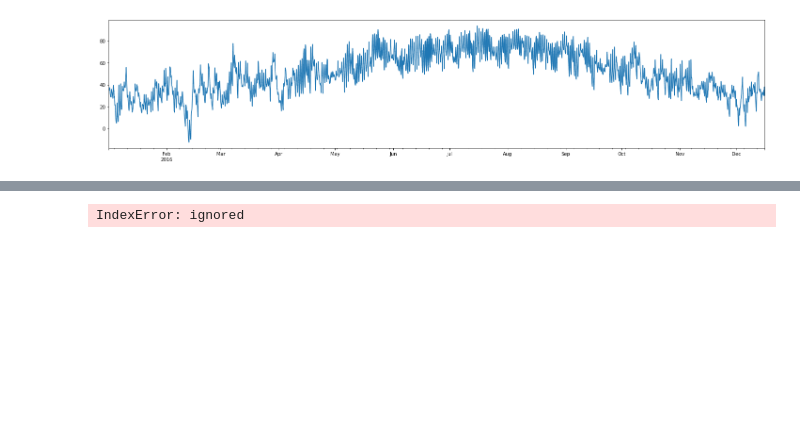
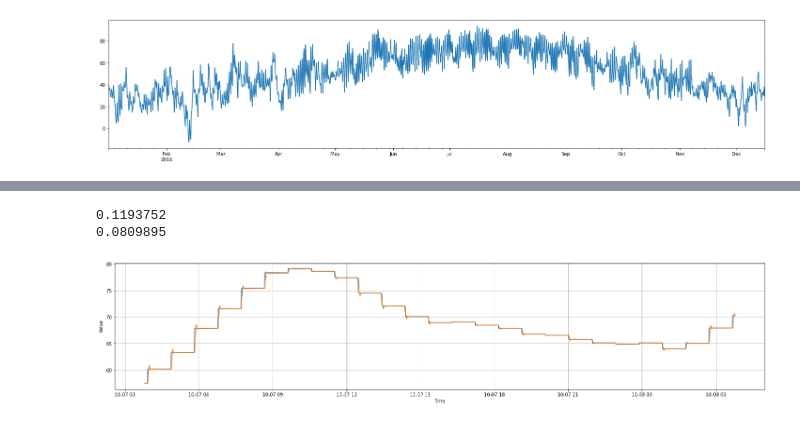
Before and after one commit to aemiralfath/BPML-Dicoding, a Jupyter notebook: submission2.ipynb, the cells around one changed output, grey strips where cells are left out. Cells and saved outputs as stored; diff of their text form; code cells hidden in the pictures; blank space fills up the shorter version.

```diff
--- a/submission2.ipynb
+++ b/submission2.ipynb
@@ -178,6 +201,6 @@ test_temp = windowed_dataset(temp[train_length:], window_size=60, batch_size=128
 # %%
 model = tf.keras.models.Sequential([
-  tf.keras.layers.Conv1D(filters=60, kernel_size=5, strides=1, padding="casual", activation='relu', input_shape=[None, 1]),
+  tf.keras.layers.Conv1D(filters=60, kernel_size=5, strides=1, padding="causal", activation='relu', input_shape=[None, 1]),
   tf.keras.layers.Bidirectional(tf.keras.layers.LSTM(60, return_sequences=True)),
   tf.keras.layers.Bidirectional(tf.keras.layers.LSTM(60, return_sequences=True)),
   tf.keras.layers.Dense(30, activation="relu"),
@@ -185,19 +208,24 @@ model = tf.keras.models.Sequential([
   tf.keras.layers.Dense(1),
 ])
 
-optimizer = tf.keras.optimizers.Adam(lr=1e-3)
+lr=1e-3
+epochs=10
+optimizer = tf.keras.optimizers.Adam(lr=lr)
 model.compile(loss=tf.keras.losses.Huber(),
               optimizer=optimizer,
               metrics=["mae"])
 # %%
-earlyStoping = EarlyStopping(monitor='val_loss',patience=4)
+earlyStoping = EarlyStopping(monitor='val_loss',patience=3)
+
+lr_schedule = LearningRateScheduler(
+    lambda epoch: lr*10**(epoch)
+)
 # %%
 history = model.fit(
     train_temp,
-    steps_per_epoch=train_length//128,
-    epochs=10,
+    epochs=epochs,
     validation_data=test_temp,
-    callbacks=[earlyStoping]
+    callbacks=[earlyStoping]  # earlyStoping, lr_schedule
 )
 # %% [output]
 Epoch 1/10
@@ -244,9 +279,17 @@ def model_forecast(model, series, window_size):
   return model.predict(ds)
 # %%
 forecast = np.array(model_forecast(model, temp[..., np.newaxis], 60))
-forecast = forecast[train_length-60:-1, -1, 0]
+forecast_test = forecast[train_length-60:-1, -1, 0]
-# %% [output]
-IndexError: ignored
 # %%
-print(tf.keras.metrics.mean_absolute_error(temp[train_length:], forecast).numpy())
-print(tf.keras.metrics.mean_squared_error(temp[train_length:], forecast).numpy())
+print(tf.keras.metrics.mean_absolute_error(temp[train_length:], forecast_test).numpy())
+print(tf.keras.metrics.mean_squared_error(temp[train_length:], forecast_test).numpy())
+# %% [output]
+0.1193752
+0.0809895
+# %%
+plt.figure(figsize=(25, 5))
+plot_series(dates[train_length:train_length+1440], temp[train_length:train_length+1440])
+plot_series(dates[train_length:train_length+1440], forecast_test[:1440])
+plt.show()
+# %% [output]
+[figure, added]
```
Also changed, not shown: parts of 9 cells of this notebook.
